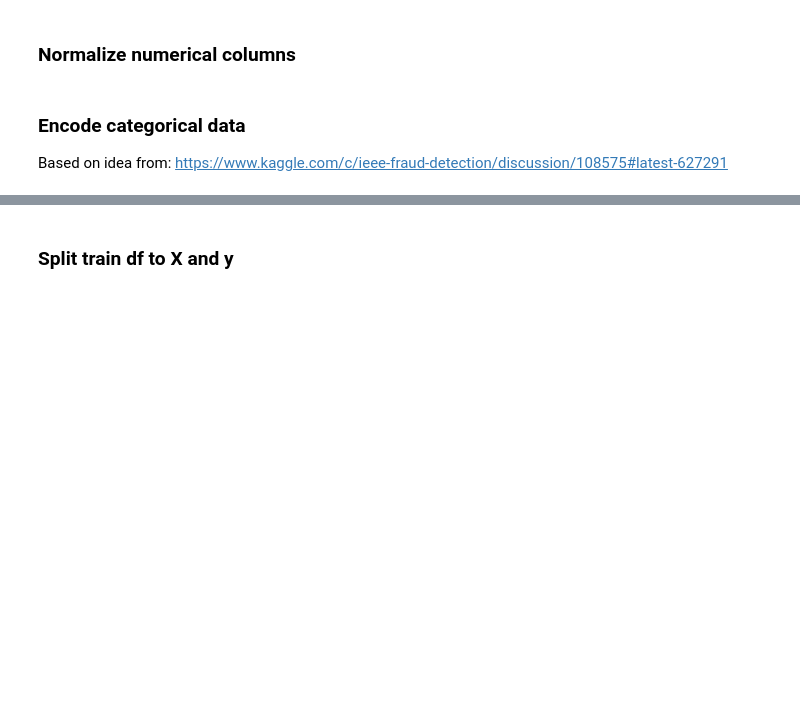
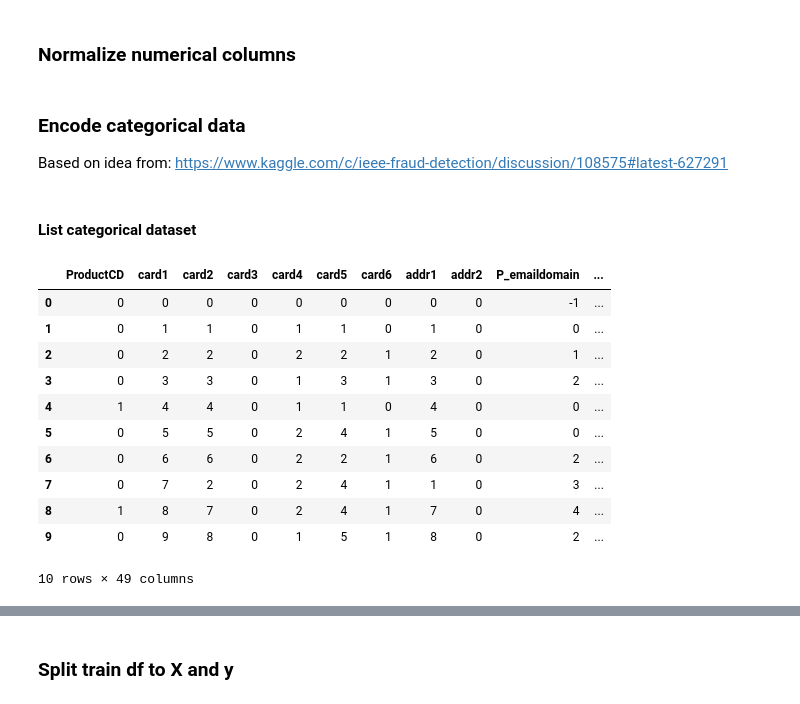
Before and after one commit to simon2k/IEEE-CIS-Fraud-Detection, a Jupyter notebook: IEEE Cis Fraud Detection.ipynb, the cells around one changed output, grey strips where cells are left out. Drawn from its saved outputs; the diff is of its cells as text; code cells hidden in the pictures; blank space fills up the shorter version.

```diff
--- a/IEEE Cis Fraud Detection.ipynb
+++ b/IEEE Cis Fraud Detection.ipynb
@@ -125,0 +130,6 @@ This is  86.77536231884058 % of the initial size
+# %%
+with open(f'{ASSETS_PATH}/train_df.pickle', 'wb') as f:
+    pickle.dump(train_df, f, pickle.HIGHEST_PROTOCOL)
+
+with open(f'{ASSETS_PATH}/test_df.pickle', 'wb') as f:
+    pickle.dump(test_df, f, pickle.HIGHEST_PROTOCOL)
@@ -164,3 +211,20 @@ for column in categorical_columns:
 
     train_df[column] = column_df[:len(train_df)]
     test_df[column] = column_df[len(train_df):]
+# %% [markdown]
+#### List categorical dataset
+# %%
+train_df[categorical_columns].head(10)
+# %% [output]
+|  | ProductCD | card1 | card2 | card3 | card4 | card5 | card6 | addr1 | addr2 | P_emaildomain | ... |
+| 0 | 0 | 0 | 0 | 0 | 0 | 0 | 0 | 0 | 0 | -1 | ... |
+| 1 | 0 | 1 | 1 | 0 | 1 | 1 | 0 | 1 | 0 | 0 | ... |
+| 2 | 0 | 2 | 2 | 0 | 2 | 2 | 1 | 2 | 0 | 1 | ... |
+| 3 | 0 | 3 | 3 | 0 | 1 | 3 | 1 | 3 | 0 | 2 | ... |
+| 4 | 1 | 4 | 4 | 0 | 1 | 1 | 0 | 4 | 0 | 0 | ... |
+| 5 | 0 | 5 | 5 | 0 | 2 | 4 | 1 | 5 | 0 | 0 | ... |
+| 6 | 0 | 6 | 6 | 0 | 2 | 2 | 1 | 6 | 0 | 2 | ... |
+| 7 | 0 | 7 | 2 | 0 | 2 | 4 | 1 | 1 | 0 | 3 | ... |
+| 8 | 1 | 8 | 7 | 0 | 2 | 4 | 1 | 7 | 0 | 4 | ... |
+| 9 | 0 | 9 | 8 | 0 | 1 | 5 | 1 | 8 | 0 | 2 | ... |
+10 rows × 49 columns
```
Also changed, not shown: parts of 38 cells of this notebook.
